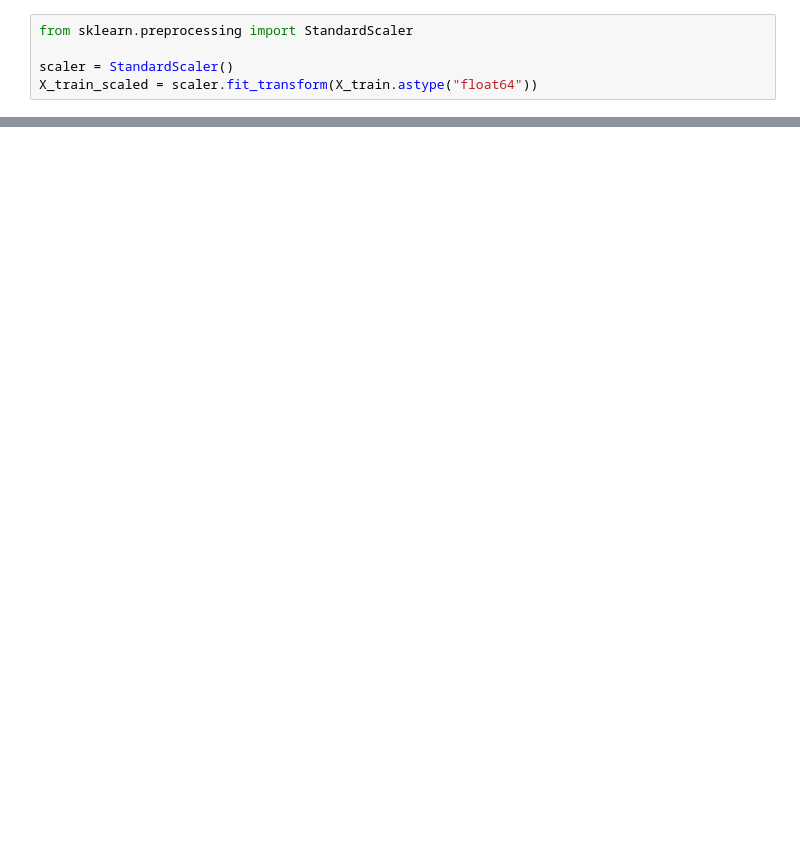
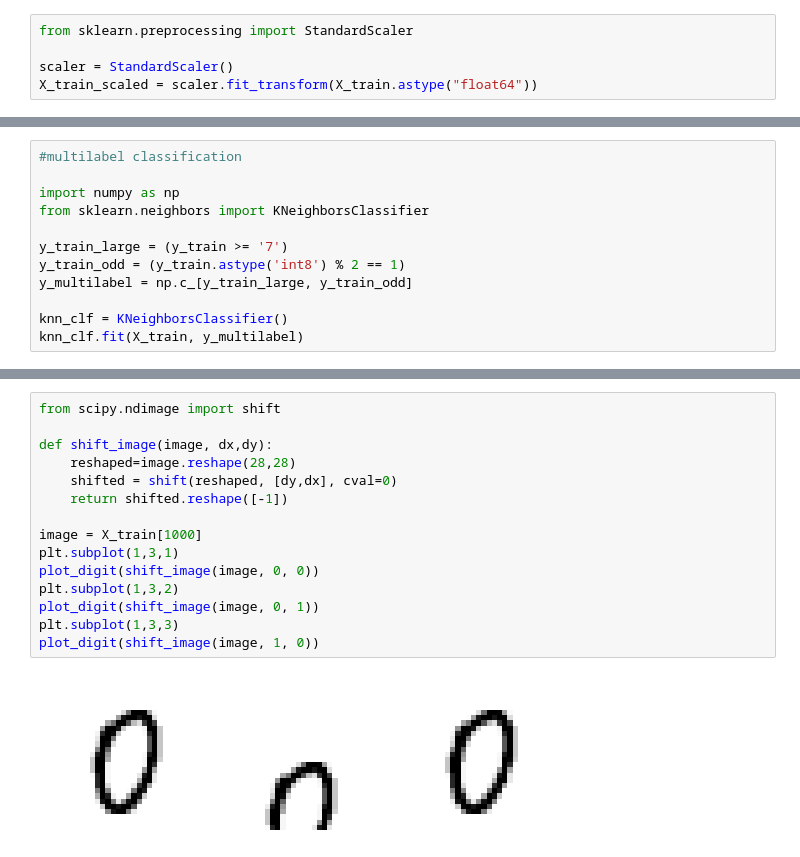
Before and after one commit to Tanishq-Mehta-1/HOML-practice, a Jupyter notebook: ch3/classification.ipynb, the cells around one changed output, grey strips where cells are left out. Saved outputs shown, nothing was run; the diff lists cells and outputs as text; blank space fills up the shorter version.

```diff
--- a/ch3/classification.ipynb
+++ b/ch3/classification.ipynb
@@ -319,0 +286,12 @@ plt.show()
+# %%
+#multilabel classification
+
+import numpy as np
+from sklearn.neighbors import KNeighborsClassifier
+
+y_train_large = (y_train >= '7')
+y_train_odd = (y_train.astype('int8') % 2 == 1)
+y_multilabel = np.c_[y_train_large, y_train_odd]
+
+knn_clf = KNeighborsClassifier()
+knn_clf.fit(X_train, y_multilabel)
@@ -319,0 +347,17 @@ plt.show()
+# %%
+from scipy.ndimage import shift
+
+def shift_image(image, dx,dy):
+    reshaped=image.reshape(28,28)
+    shifted = shift(reshaped, [dy,dx], cval=0)
+    return shifted.reshape([-1])
+
+image = X_train[1000]
+plt.subplot(1,3,1)
+plot_digit(shift_image(image, 0, 0))
+plt.subplot(1,3,2)
+plot_digit(shift_image(image, 0, 1))
+plt.subplot(1,3,3)
+plot_digit(shift_image(image, 1, 0))
+# %% [output]
+[figure, added]
```
Also changed, not shown: parts of 33 cells of this notebook, 4 other files.
